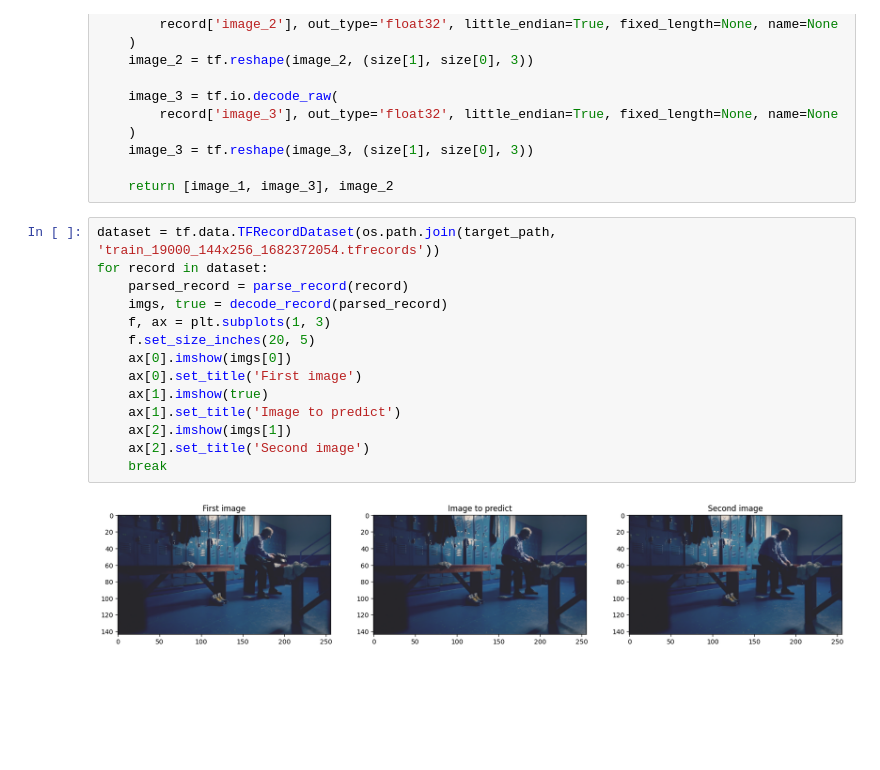
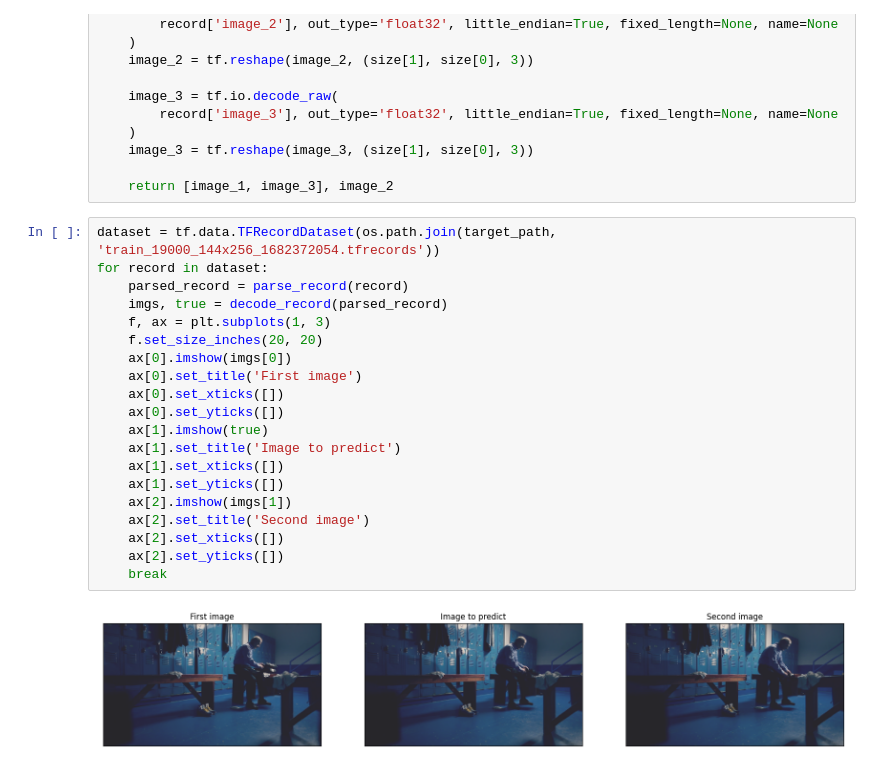
Before and after one commit to kbarszczak/Frame_booster, a Jupyter notebook: proof_of_concept/data_processing_vimeo90k.ipynb, the cells around one changed output. Saved outputs shown, nothing was run; the diff lists cells and outputs as text; blank space fills up the shorter version.

```diff
--- a/proof_of_concept/data_processing_vimeo90k.ipynb
+++ b/proof_of_concept/data_processing_vimeo90k.ipynb
@@ -143,16 +143,22 @@ def decode_record(record):
 # %%
 dataset = tf.data.TFRecordDataset(os.path.join(target_path, 'train_19000_144x256_1682372054.tfrecords'))
 for record in dataset:
     parsed_record = parse_record(record)
     imgs, true = decode_record(parsed_record)
     f, ax = plt.subplots(1, 3)
-    f.set_size_inches(20, 5)
+    f.set_size_inches(20, 20)
     ax[0].imshow(imgs[0])
     ax[0].set_title('First image')
+    ax[0].set_xticks([])
+    ax[0].set_yticks([])
     ax[1].imshow(true)
     ax[1].set_title('Image to predict')
+    ax[1].set_xticks([])
+    ax[1].set_yticks([])
     ax[2].imshow(imgs[1])
     ax[2].set_title('Second image')
+    ax[2].set_xticks([])
+    ax[2].set_yticks([])
     break
 # %% [output]
-[figure, old version]
+[figure, new version]
```
Also changed, not shown: parts of 3 cells of this notebook.
